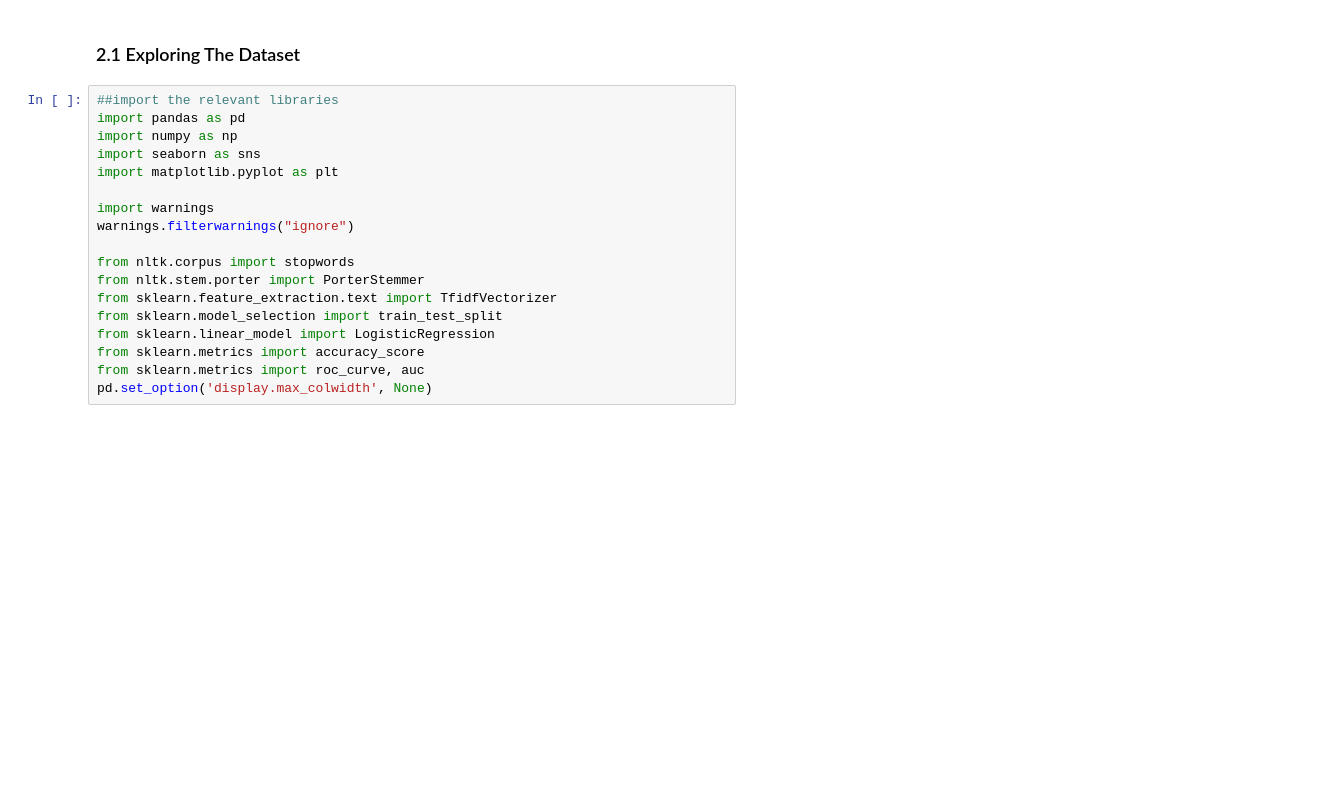
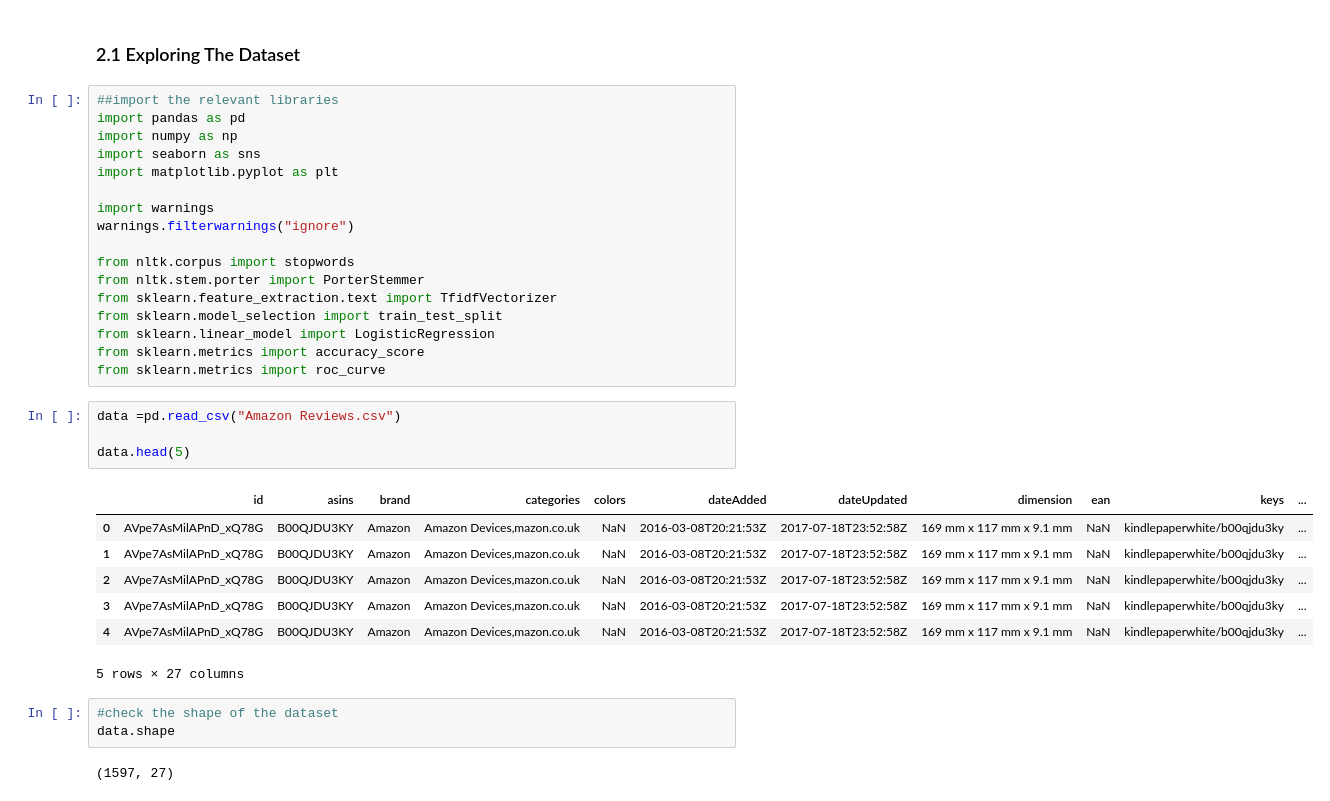
Before and after one commit to kennethnyangweso/GROUP-1-PHASE-4-PROJECT, a Jupyter notebook: Group_1_Phase_4_Project_Notebook.ipynb, the cells around one changed output. Cells and saved outputs as stored; diff of their text form; blank space fills up the shorter version.

Commit message:
Data cleaning and Preparation

```diff
--- a/Group_1_Phase_4_Project_Notebook.ipynb
+++ b/Group_1_Phase_4_Project_Notebook.ipynb
@@ -107,5 +107,21 @@ from sklearn.feature_extraction.text import TfidfVectorizer
 from sklearn.model_selection import train_test_split
 from sklearn.linear_model import LogisticRegression
 from sklearn.metrics import accuracy_score
-from sklearn.metrics import roc_curve, auc
-pd.set_option('display.max_colwidth', None)
+from sklearn.metrics import roc_curve
+# %%
+data =pd.read_csv("Amazon Reviews.csv")
+
+data.head(5)
+# %% [output]
+|  | id | asins | brand | categories | colors | dateAdded | dateUpdated | dimension | ean | keys | ... |
+| 0 | AVpe7AsMilAPnD_xQ78G | B00QJDU3KY | Amazon | Amazon Devices,mazon.co.uk | NaN | 2016-03-08T20:21:53Z | 2017-07-18T23:52:58Z | 169 mm x 117 mm x 9.1 mm | NaN | kindlepaperwhite/b00qjdu3ky | ... |
+| 1 | AVpe7AsMilAPnD_xQ78G | B00QJDU3KY | Amazon | Amazon Devices,mazon.co.uk | NaN | 2016-03-08T20:21:53Z | 2017-07-18T23:52:58Z | 169 mm x 117 mm x 9.1 mm | NaN | kindlepaperwhite/b00qjdu3ky | ... |
+| 2 | AVpe7AsMilAPnD_xQ78G | B00QJDU3KY | Amazon | Amazon Devices,mazon.co.uk | NaN | 2016-03-08T20:21:53Z | 2017-07-18T23:52:58Z | 169 mm x 117 mm x 9.1 mm | NaN | kindlepaperwhite/b00qjdu3ky | ... |
+| 3 | AVpe7AsMilAPnD_xQ78G | B00QJDU3KY | Amazon | Amazon Devices,mazon.co.uk | NaN | 2016-03-08T20:21:53Z | 2017-07-18T23:52:58Z | 169 mm x 117 mm x 9.1 mm | NaN | kindlepaperwhite/b00qjdu3ky | ... |
+| 4 | AVpe7AsMilAPnD_xQ78G | B00QJDU3KY | Amazon | Amazon Devices,mazon.co.uk | NaN | 2016-03-08T20:21:53Z | 2017-07-18T23:52:58Z | 169 mm x 117 mm x 9.1 mm | NaN | kindlepaperwhite/b00qjdu3ky | ... |
+5 rows × 27 columns
+# %%
+#check the shape of the dataset
+data.shape
+# %% [output]
+(1597, 27)
```
Also changed, not shown: parts of 11 cells of this notebook.
